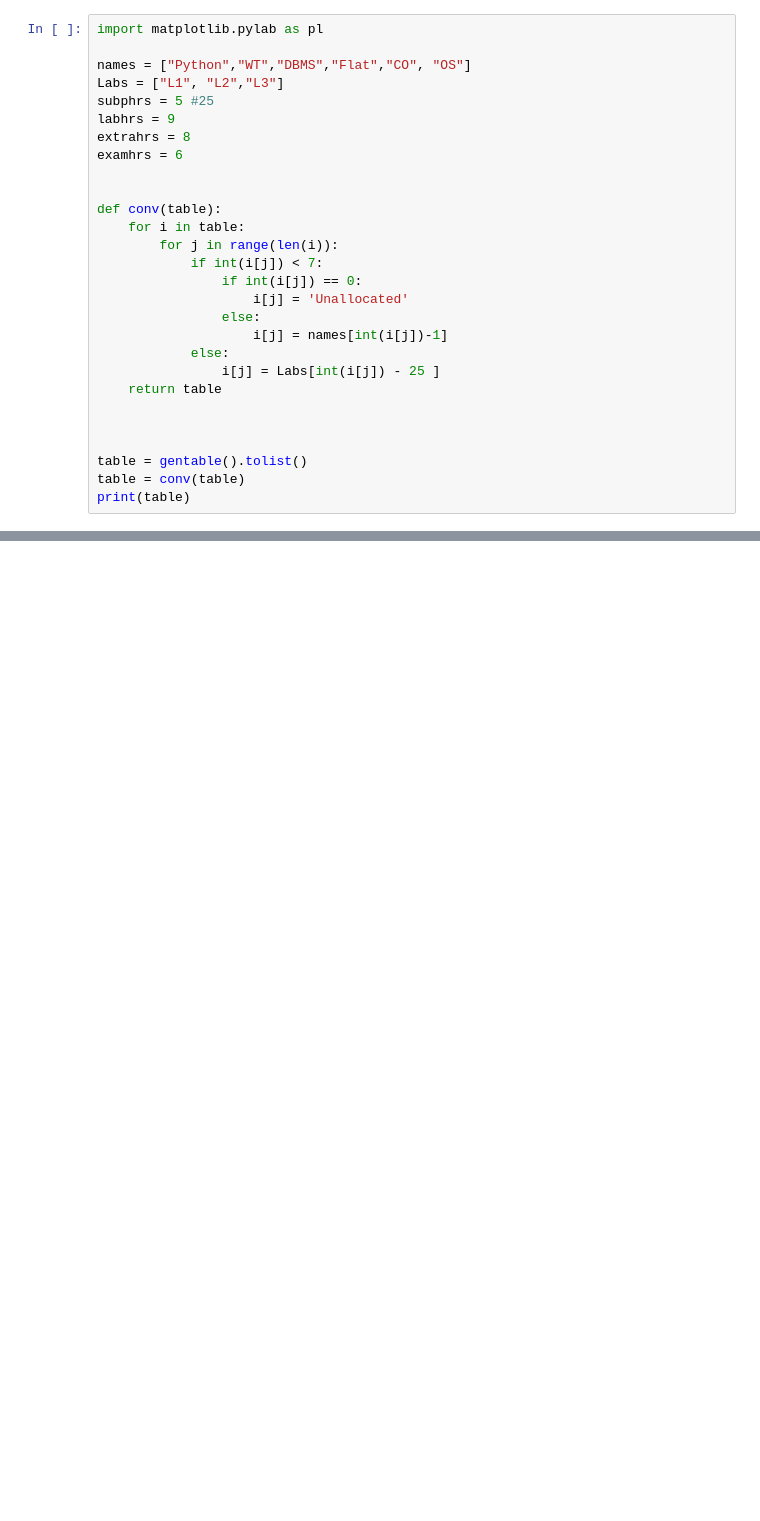
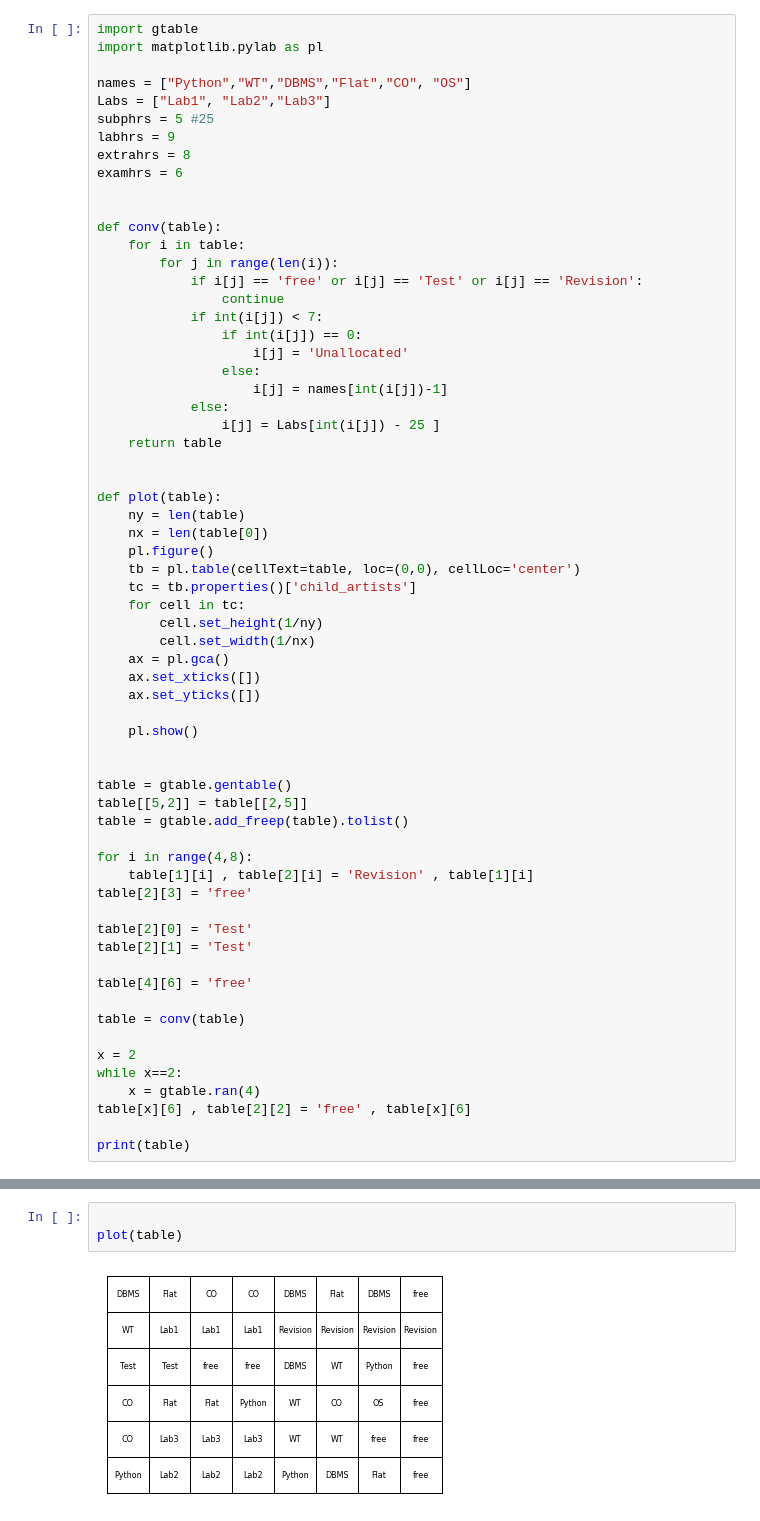
Before and after one commit to saibhaskar24/TimeTable-Generator, a Jupyter notebook: Time table generator.ipynb, the cells around one changed output, grey strips where cells are left out. Drawn from its saved outputs; the diff is of its cells as text; blank space fills up the shorter version.

```diff
--- a/Time table generator.ipynb
+++ b/Time table generator.ipynb
@@ -66,8 +84,9 @@ def gentable():
 # %%
+import gtable
 import matplotlib.pylab as pl
 
 names = ["Python","WT","DBMS","Flat","CO", "OS"]
-Labs = ["L1", "L2","L3"]
+Labs = ["Lab1", "Lab2","Lab3"]
 subphrs = 5 #25
 labhrs = 9
 extrahrs = 8
@@ -77,6 +96,8 @@ examhrs = 6
 def conv(table):
     for i in table:
         for j in range(len(i)):
+            if i[j] == 'free' or i[j] == 'Test' or i[j] == 'Revision':
+                continue
             if int(i[j]) < 7:
                 if int(i[j]) == 0:
                     i[j] = 'Unallocated'
@@ -87,8 +108,41 @@ def conv(table):
     return table
 
 
+def plot(table):
+    ny = len(table)
+    nx = len(table[0])
+    pl.figure()
+    tb = pl.table(cellText=table, loc=(0,0), cellLoc='center')
+    tc = tb.properties()['child_artists']
+    for cell in tc:
+        cell.set_height(1/ny)
+        cell.set_width(1/nx)
+    ax = pl.gca()
+    ax.set_xticks([])
+    ax.set_yticks([])
 
-table = gentable().tolist()
+    pl.show()
+
+
+table = gtable.gentable()
+table[[5,2]] = table[[2,5]]
+table = gtable.add_freep(table).tolist()
+
+for i in range(4,8):
+    table[1][i] , table[2][i] = 'Revision' , table[1][i]
+table[2][3] = 'free'
+
+table[2][0] = 'Test'
+table[2][1] = 'Test'
+
+table[4][6] = 'free'
+
 table = conv(table)
+
+x = 2
+while x==2:
+    x = gtable.ran(4)
+table[x][6] , table[2][2] = 'free' , table[x][6]
+
 print(table)
 # %% [output]
@@ -114,0 +150,5 @@ ax.set_yticks([])
+# %%
+
+plot(table)
+# %% [output]
+[figure, added]
```
Also changed, not shown: parts of 3 cells of this notebook.
